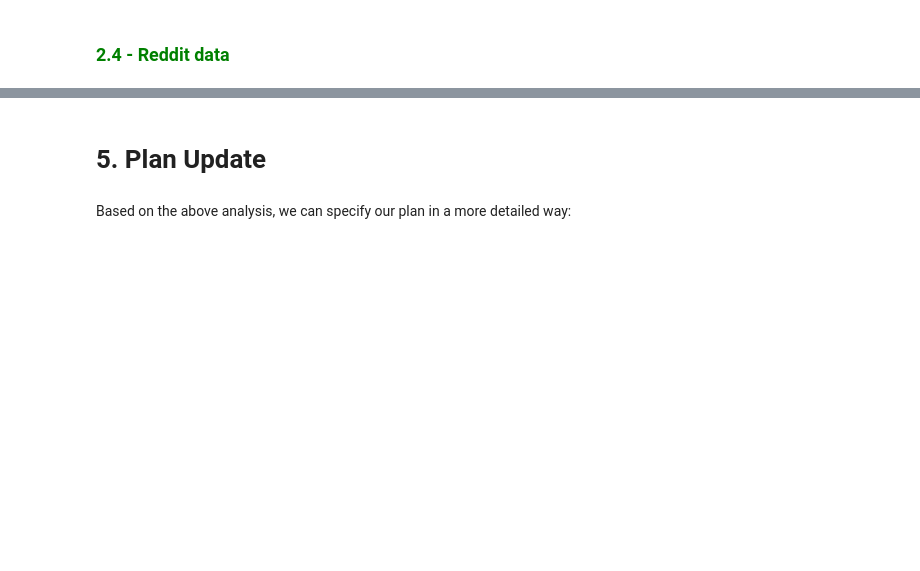
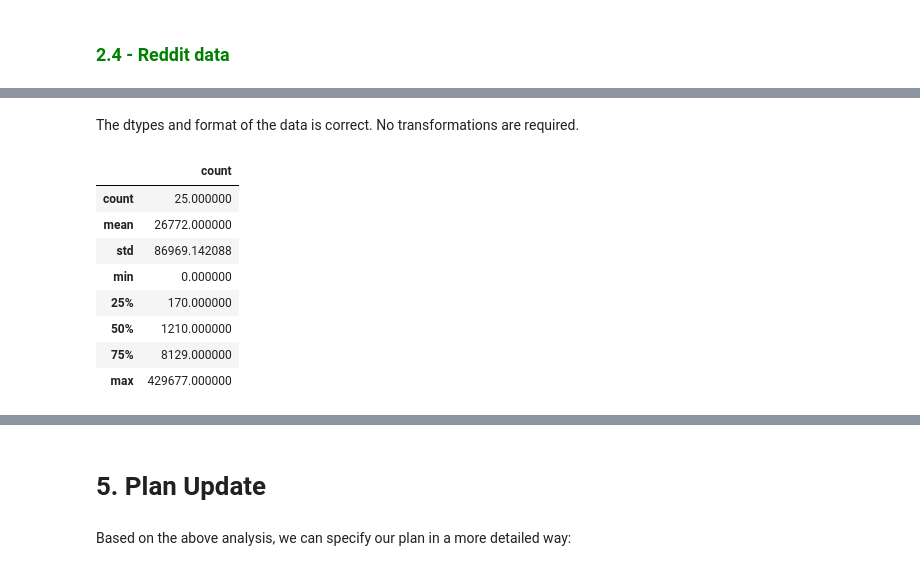
Before and after one commit to GermainZ/AppliedDataAnalysisProject, a Jupyter notebook: data_pipeline.ipynb, the cells around one changed output, grey strips where cells are left out. Drawn from its saved outputs; the diff is of its cells as text; code cells hidden in the pictures; blank space fills up the shorter version.

```diff
--- a/data_pipeline.ipynb
+++ b/data_pipeline.ipynb
@@ -598,0 +674,15 @@ root
+# %% [markdown]
+The dtypes and format of the data is correct. No transformations are required.
+# %%
+# Describe the data.
+reddit_comments_df.describe()
+# %% [output]
+|  | count |
+| count | 25.000000 |
+| mean | 26772.000000 |
+| std | 86969.142088 |
+| min | 0.000000 |
+| 25% | 170.000000 |
+| 50% | 1210.000000 |
+| 75% | 8129.000000 |
+| max | 429677.000000 |
```
Also changed, not shown: parts of 100 cells of this notebook, 1 other file.
